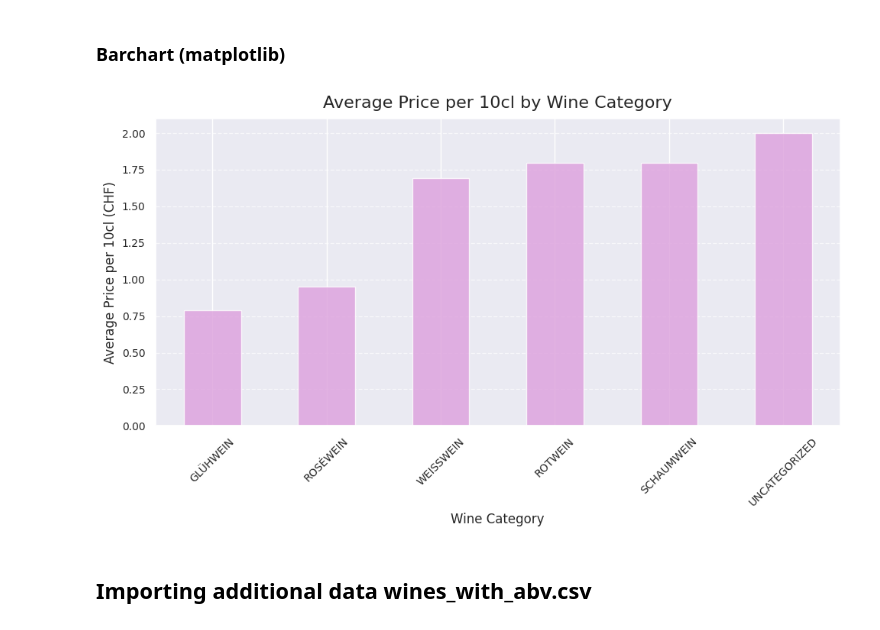
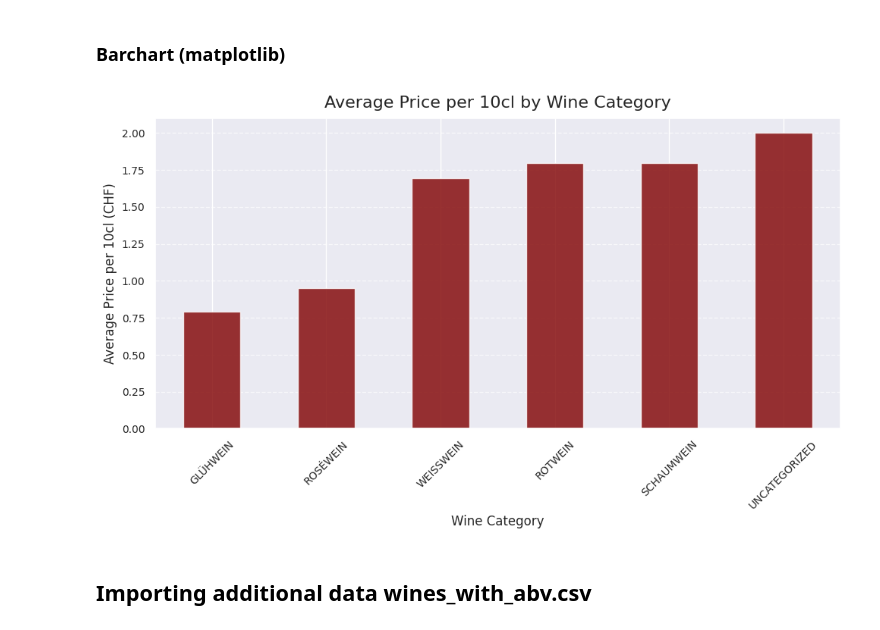
Before and after one commit to selintyrs/wine_analysis, a Jupyter notebook: notebooks/exploratory_data_analysis.ipynb, the cells around one changed output. Saved outputs shown, nothing was run; the diff lists cells and outputs as text; code cells hidden in the pictures.

Commit message:
colors and anova

```diff
--- a/notebooks/exploratory_data_analysis.ipynb
+++ b/notebooks/exploratory_data_analysis.ipynb
@@ -407,26 +407,26 @@ py.show()
 # %%
 # Group by wine_category and calculate the average price_per_10cl
 avg_price_per_category = df.groupby('wine_category')['price_per_10cl'].mean().sort_values()
 
 # Create a bar chart
 plt.figure(figsize=(10, 6))
-avg_price_per_category.plot(kind='bar', color='plum', alpha=0.8)
+avg_price_per_category.plot(kind='bar', color='maroon', alpha=0.8)
 
 # Add labels and title
 plt.title('Average Price per 10cl by Wine Category', fontsize=16, pad=10)
 plt.xlabel('Wine Category', fontsize=12)
 plt.ylabel('Average Price per 10cl (CHF)', fontsize=12)
 plt.xticks(rotation=45, fontsize=10)
 plt.yticks(fontsize=10)
 
 # Show grid for better readability
 plt.grid(axis='y', linestyle='--', alpha=0.7)
 
 # Show the plot
 plt.tight_layout()
 plt.show()
 # %% [output]
-[figure, old version]
+[figure, new version]
 # %% [markdown]
 ## Importing additional data wines_with_abv.csv
 # %%
```
Also changed, not shown: parts of 7 cells of this notebook, 4 other files.
